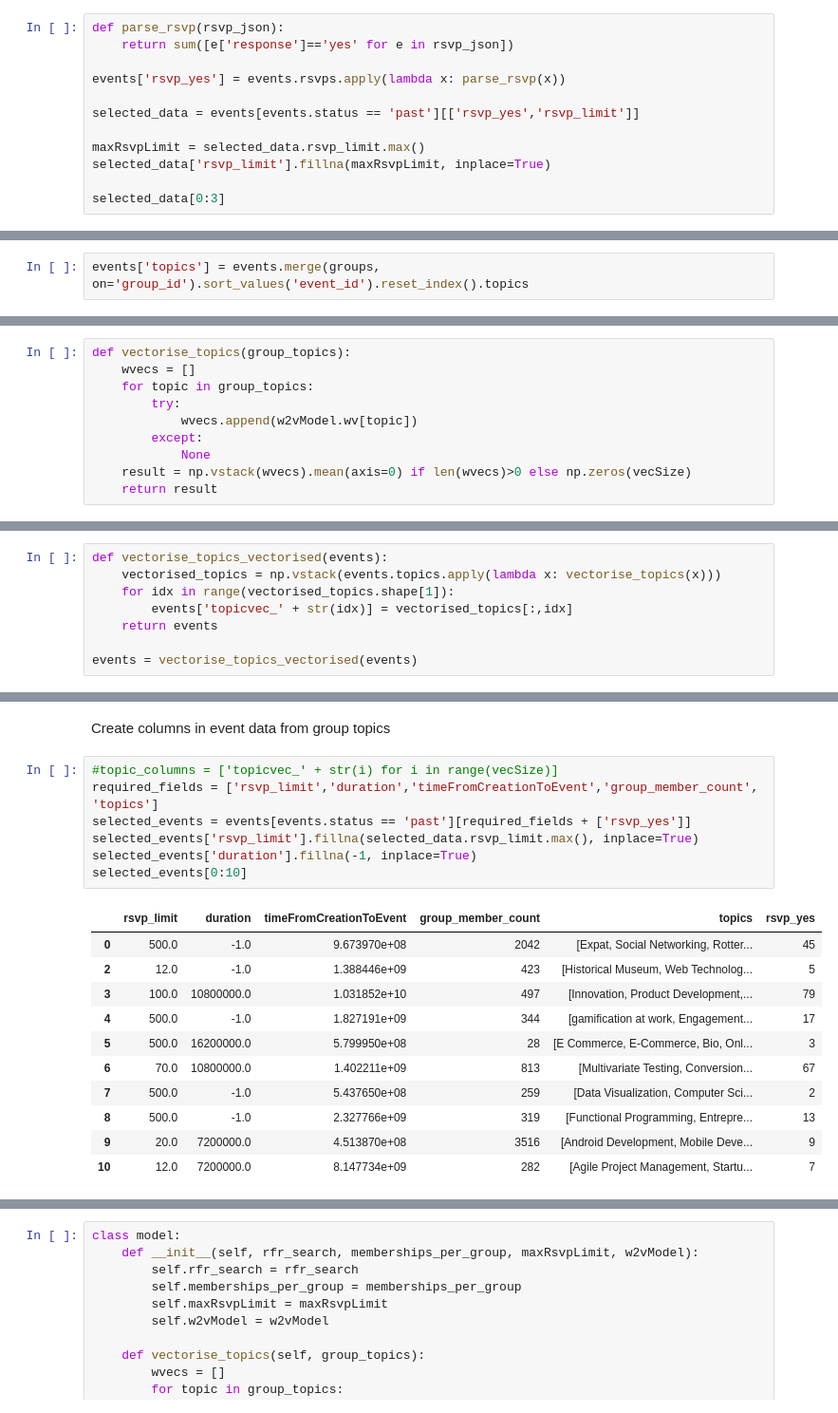
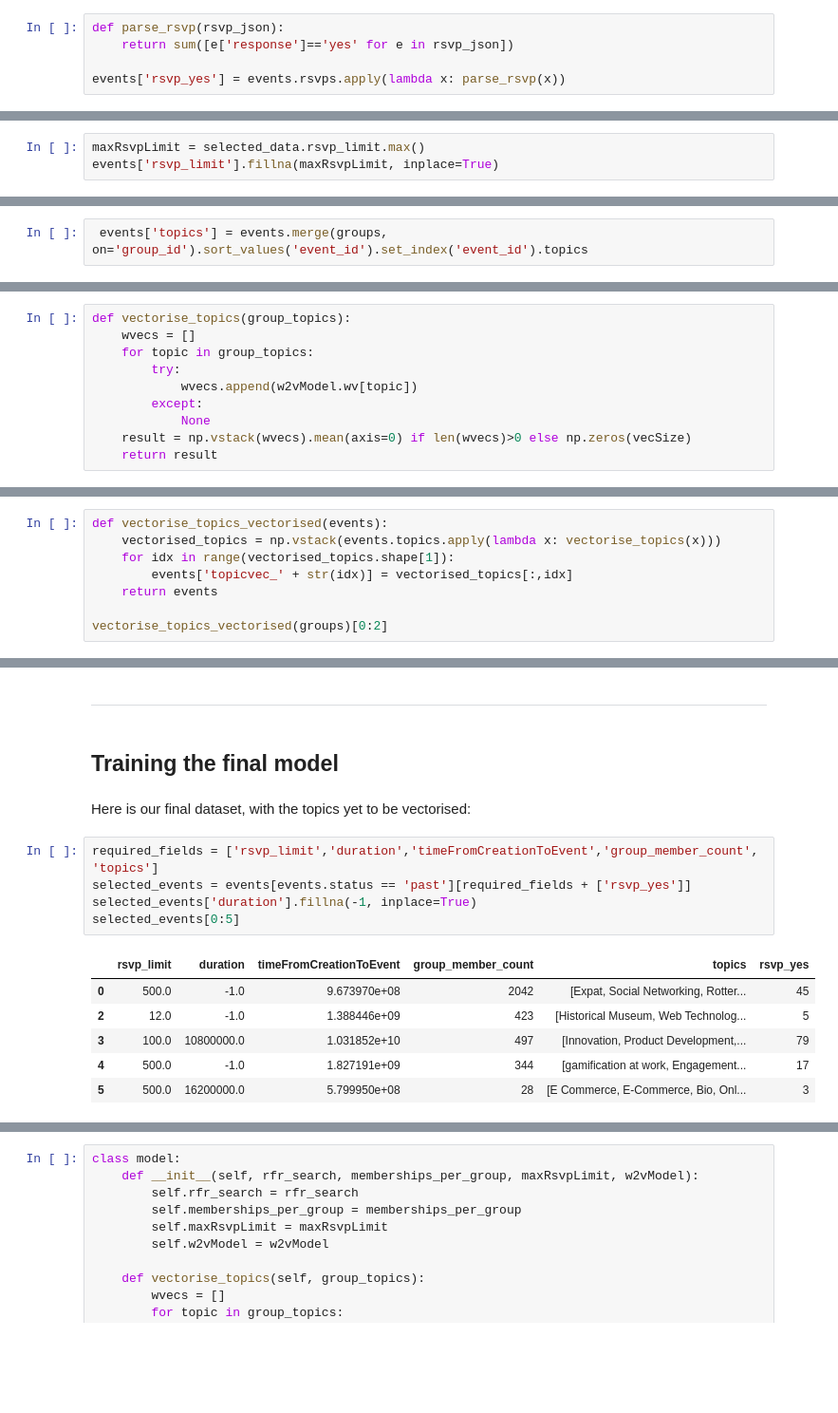
Before and after one commit to Ben-Pollard/event_predictor, a Jupyter notebook: Trainer/Train Event Predictor.ipynb, the cells around one changed output, grey strips where cells are left out. Shown at 95% size. Cells and saved outputs as stored; diff of their text form; blank space fills up the shorter version.

```diff
--- a/Trainer/Train Event Predictor.ipynb
+++ b/Trainer/Train Event Predictor.ipynb
@@ -50,10 +59,3 @@ def parse_rsvp(rsvp_json):
     return sum([e['response']=='yes' for e in rsvp_json])
 
 events['rsvp_yes'] = events.rsvps.apply(lambda x: parse_rsvp(x))
-
-selected_data = events[events.status == 'past'][['rsvp_yes','rsvp_limit']]
-
-maxRsvpLimit = selected_data.rsvp_limit.max()
-selected_data['rsvp_limit'].fillna(maxRsvpLimit, inplace=True)
-
-selected_data[0:3]
@@ -64,0 +64,3 @@ selected_data[0:3]
+# %%
+maxRsvpLimit = selected_data.rsvp_limit.max()
+events['rsvp_limit'].fillna(maxRsvpLimit, inplace=True)
@@ -372,2 +264,2 @@ events['timeFromCreationToEvent'] = events.time - events.created
 # %%
-events['topics'] = events.merge(groups, on='group_id').sort_values('event_id').reset_index().topics
+ events['topics'] = events.merge(groups, on='group_id').sort_values('event_id').set_index('event_id').topics
@@ -407,4 +316,4 @@ def vectorise_topics_vectorised(events):
         events['topicvec_' + str(idx)] = vectorised_topics[:,idx]
     return events
 
-events = vectorise_topics_vectorised(events)
+vectorise_topics_vectorised(groups)[0:2]
@@ -417,21 +324,18 @@ events[0:2]
-# %% [markdown]
-Create columns in event data from group topics
+# %% [markdown]
+---
+# %% [markdown]
+## Training the final model
+# %% [markdown]
+Here is our final dataset, with the topics yet to be vectorised:
 # %%
-#topic_columns = ['topicvec_' + str(i) for i in range(vecSize)]
 required_fields = ['rsvp_limit','duration','timeFromCreationToEvent','group_member_count', 'topics']
 selected_events = events[events.status == 'past'][required_fields + ['rsvp_yes']]
-selected_events['rsvp_limit'].fillna(selected_data.rsvp_limit.max(), inplace=True)
 selected_events['duration'].fillna(-1, inplace=True)
-selected_events[0:10]
+selected_events[0:5]
 # %% [output]
 |  | rsvp_limit | duration | timeFromCreationToEvent | group_member_count | topics | rsvp_yes |
 | 0 | 500.0 | -1.0 | 9.673970e+08 | 2042 | [Expat, Social Networking, Rotter... | 45 |
 | 2 | 12.0 | -1.0 | 1.388446e+09 | 423 | [Historical Museum, Web Technolog... | 5 |
 | 3 | 100.0 | 10800000.0 | 1.031852e+10 | 497 | [Innovation, Product Development,... | 79 |
 | 4 | 500.0 | -1.0 | 1.827191e+09 | 344 | [gamification at work, Engagement... | 17 |
 | 5 | 500.0 | 16200000.0 | 5.799950e+08 | 28 | [E Commerce, E-Commerce, Bio, Onl... | 3 |
-| 6 | 70.0 | 10800000.0 | 1.402211e+09 | 813 | [Multivariate Testing, Conversion... | 67 |
-| 7 | 500.0 | -1.0 | 5.437650e+08 | 259 | [Data Visualization, Computer Sci... | 2 |
-| 8 | 500.0 | -1.0 | 2.327766e+09 | 319 | [Functional Programming, Entrepre... | 13 |
-| 9 | 20.0 | 7200000.0 | 4.513870e+08 | 3516 | [Android Development, Mobile Deve... | 9 |
-| 10 | 12.0 | 7200000.0 | 8.147734e+09 | 282 | [Agile Project Management, Startu... | 7 |
```
Also changed, not shown: parts of 114 cells of this notebook, 2 other files.
